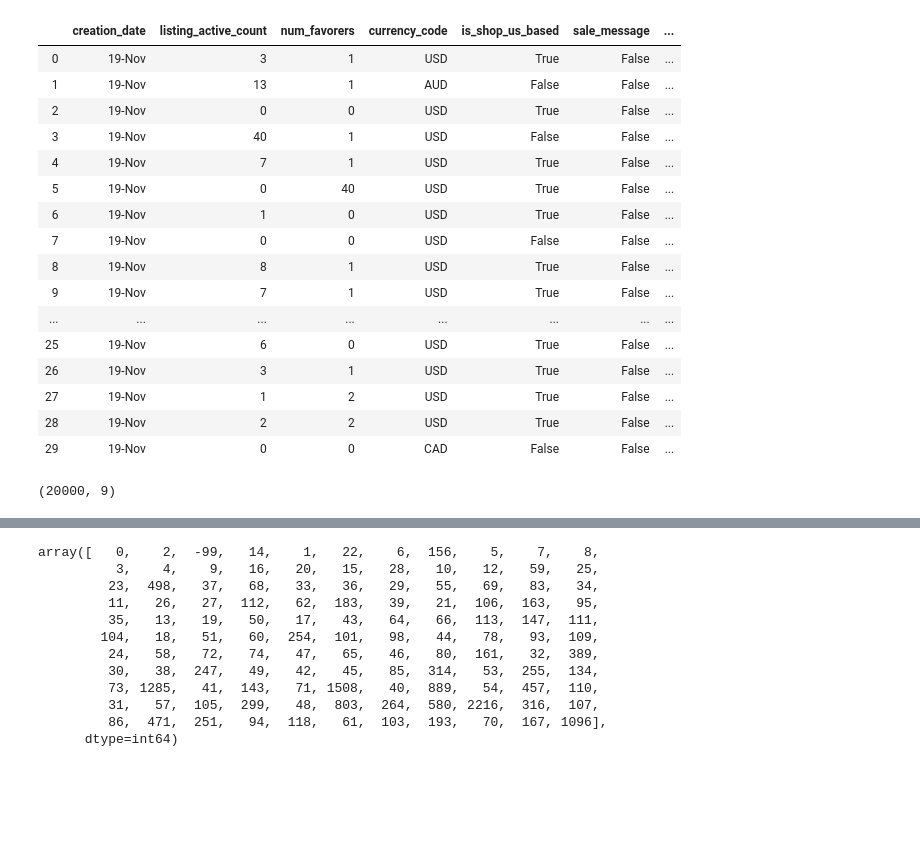
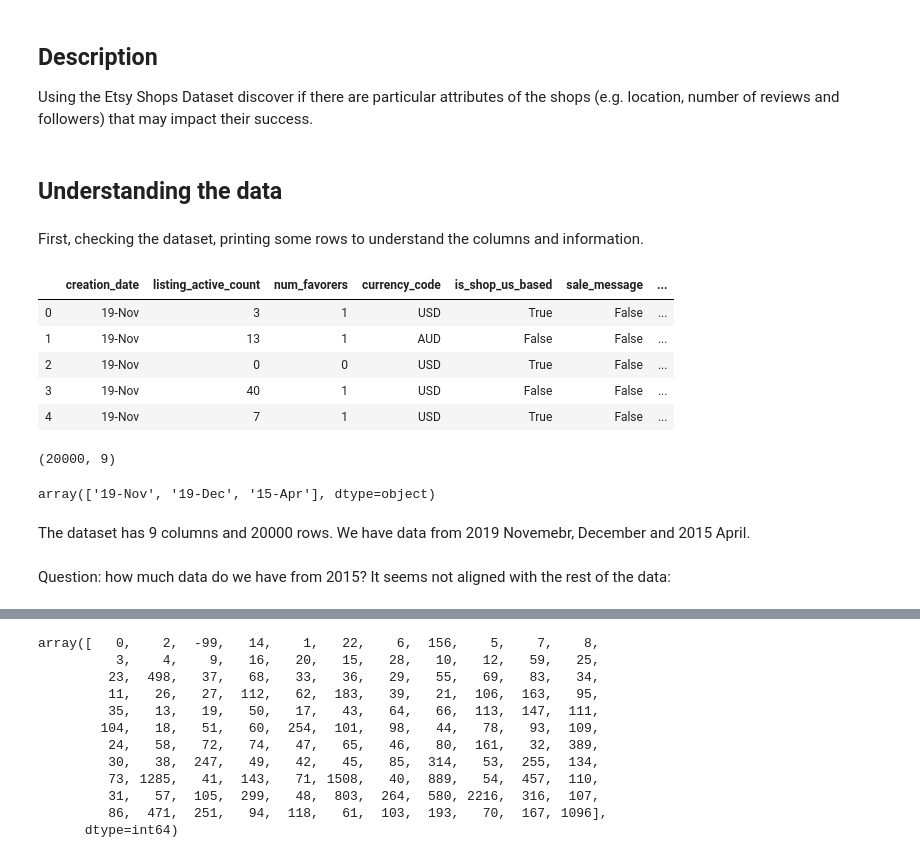
Before and after one commit to kristinakun/project-visualizing-real-world-data, a Jupyter notebook: code/main.ipynb, the cells around one changed output, grey strips where cells are left out. Drawn from its saved outputs; the diff is of its cells as text; code cells hidden in the pictures; blank space fills up the shorter version.

Commit message:
data investigation, distribution

```diff
--- a/code/main.ipynb
+++ b/code/main.ipynb
@@ -5,0 +4,4 @@ import pandas as pd
+# %% [markdown]
+## Description
+
+Using the Etsy Shops Dataset discover if there are particular attributes of the shops (e.g. location, number of reviews and followers) that may impact their success.
@@ -6,25 +24,26 @@ import pandas as pd
+# %% [markdown]
+## Understanding the data
+# %% [markdown]
+First, checking the dataset, printing some rows to understand the columns and information.
 # %%
 data = pd.read_csv('./data/etsy_shops_data.csv')
-data.head(30)
+data.head()
 # %% [output]
 |  | creation_date | listing_active_count | num_favorers | currency_code | is_shop_us_based | sale_message | ... |
 | 0 | 19-Nov | 3 | 1 | USD | True | False | ... |
 | 1 | 19-Nov | 13 | 1 | AUD | False | False | ... |
 | 2 | 19-Nov | 0 | 0 | USD | True | False | ... |
 | 3 | 19-Nov | 40 | 1 | USD | False | False | ... |
 | 4 | 19-Nov | 7 | 1 | USD | True | False | ... |
-| 5 | 19-Nov | 0 | 40 | USD | True | False | ... |
-| 6 | 19-Nov | 1 | 0 | USD | True | False | ... |
-| 7 | 19-Nov | 0 | 0 | USD | False | False | ... |
-| 8 | 19-Nov | 8 | 1 | USD | True | False | ... |
-| 9 | 19-Nov | 7 | 1 | USD | True | False | ... |
-| ... | ... | ... | ... | ... | ... | ... | ... |
-| 25 | 19-Nov | 6 | 0 | USD | True | False | ... |
-| 26 | 19-Nov | 3 | 1 | USD | True | False | ... |
-| 27 | 19-Nov | 1 | 2 | USD | True | False | ... |
-| 28 | 19-Nov | 2 | 2 | USD | True | False | ... |
-| 29 | 19-Nov | 0 | 0 | CAD | False | False | ... |
 # %%
 data.shape
 # %% [output]
 (20000, 9)
+# %%
+data.creation_date.unique()
+# %% [output]
+array(['19-Nov', '19-Dec', '15-Apr'], dtype=object)
+# %% [markdown]
+The dataset has 9 columns and 20000 rows. We have data from 2019 Novemebr, December and 2015 April.
+# %% [markdown]
+Question: how much data do we have from 2015? It seems not aligned with the rest of the data:
```
Also changed, not shown: parts of 55 cells of this notebook, 1 other file.
